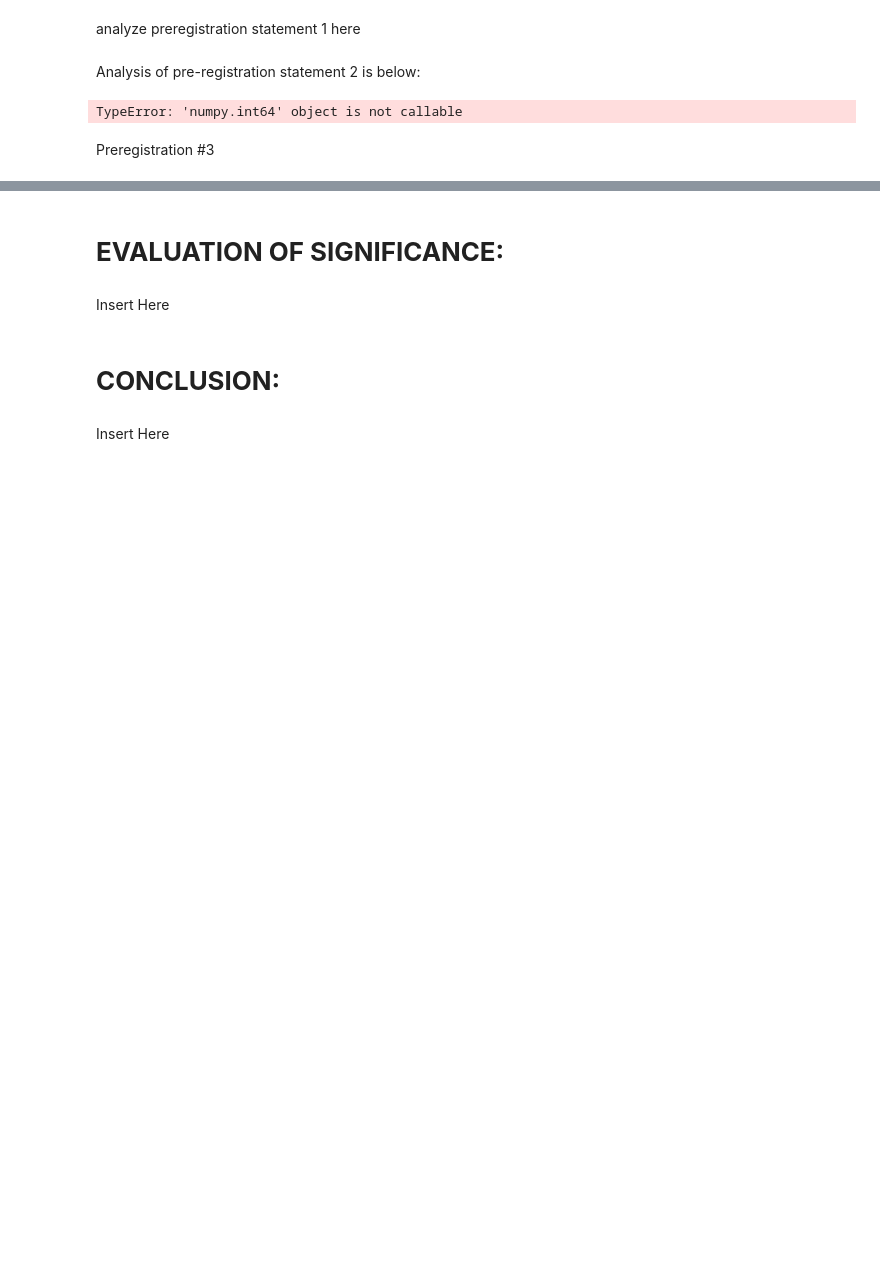
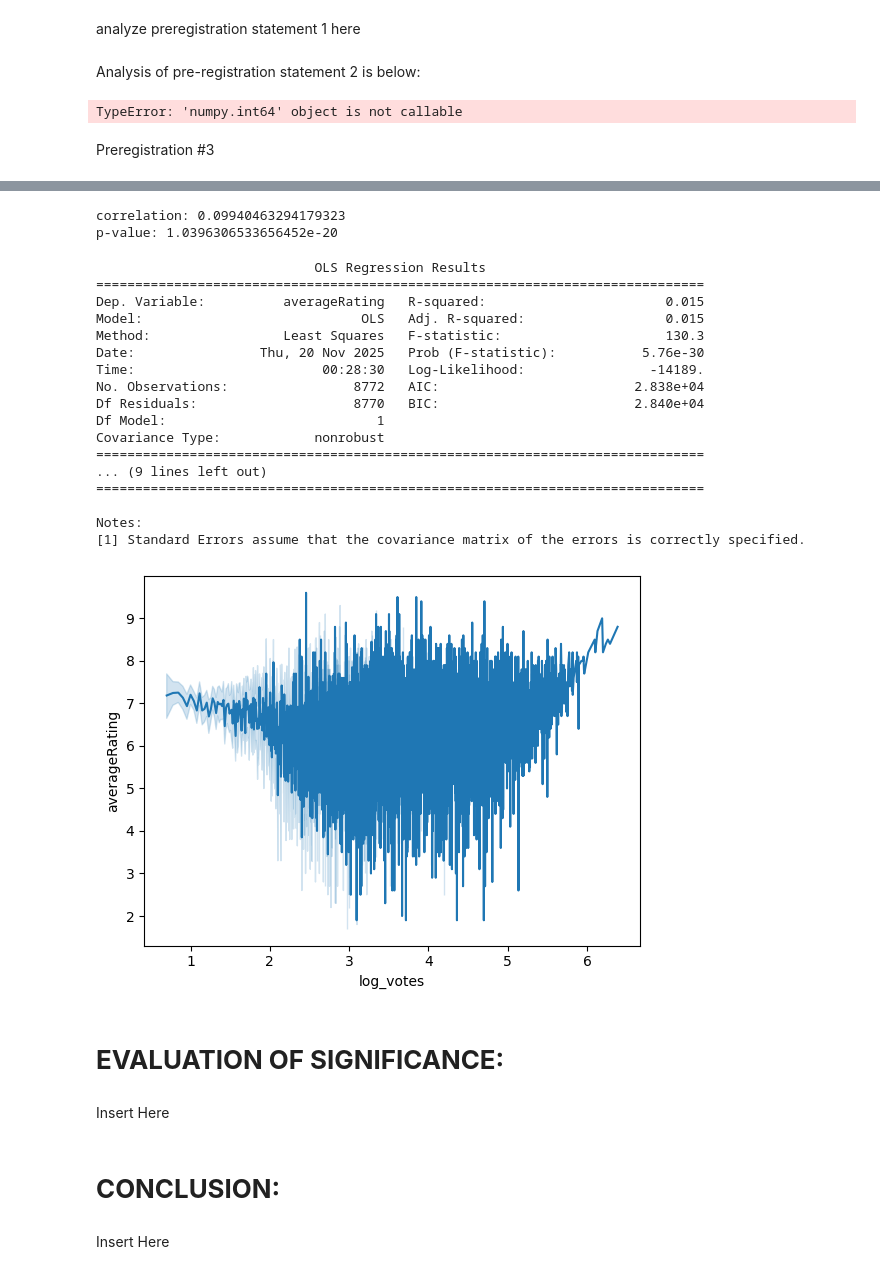
Before and after one commit to xuanlianliu/Data_Science_Project, a Jupyter notebook: Netflix.ipynb, the cells around one changed output, grey strips where cells are left out. Saved outputs shown, nothing was run; the diff lists cells and outputs as text; code cells hidden in the pictures; blank space fills up the shorter version.

Commit message:
pearson correlation for preregistration 3

```diff
--- a/Netflix.ipynb
+++ b/Netflix.ipynb
@@ -366,3 +375,39 @@ plt.show()
+# %%
+corr, p_value = scipy.stats.pearsonr(netflix_df['averageRating'], netflix_df['numVotes'])
+print("correlation:", corr)
+print("p-value:", p_value)
+# %% [output]
+correlation: 0.09940463294179323
+p-value: 1.0396306533656452e-20
+# %%
+X = netflix_df['log_votes']
+X = sm.add_constant(X)
+y = netflix_df['averageRating']
+
+model = sm.OLS(y, X).fit()
+print(model.summary())
+
+sns.lineplot(netflix_df, x="log_votes", y='averageRating')
+plt.show()
+# %% [output]
+                            OLS Regression Results
+==============================================================================
+Dep. Variable:          averageRating   R-squared:                       0.015
+Model:                            OLS   Adj. R-squared:                  0.015
+Method:                 Least Squares   F-statistic:                     130.3
+Date:                Thu, 20 Nov 2025   Prob (F-statistic):           5.76e-30
+Time:                        00:28:30   Log-Likelihood:                -14189.
+No. Observations:                8772   AIC:                         2.838e+04
+Df Residuals:                    8770   BIC:                         2.840e+04
+Df Model:                           1
+Covariance Type:            nonrobust
+==============================================================================
+... (9 lines left out)
+==============================================================================
+
+Notes:
+[1] Standard Errors assume that the covariance matrix of the errors is correctly specified.
+[figure, added]
 # %% [markdown]
 # __EVALUATION OF SIGNIFICANCE:__
 # %% [markdown]
```
Also changed, not shown: parts of 12 cells of this notebook.
